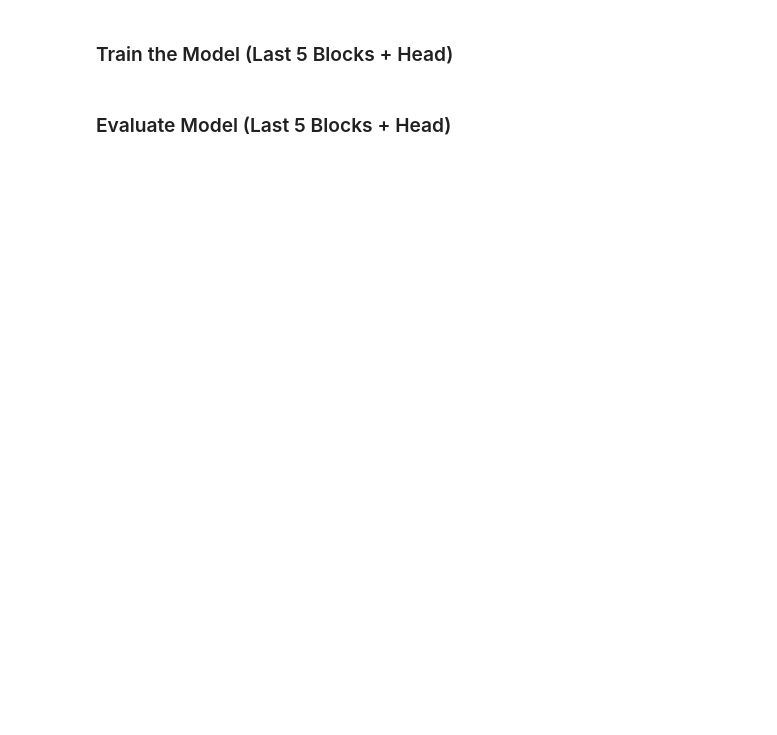
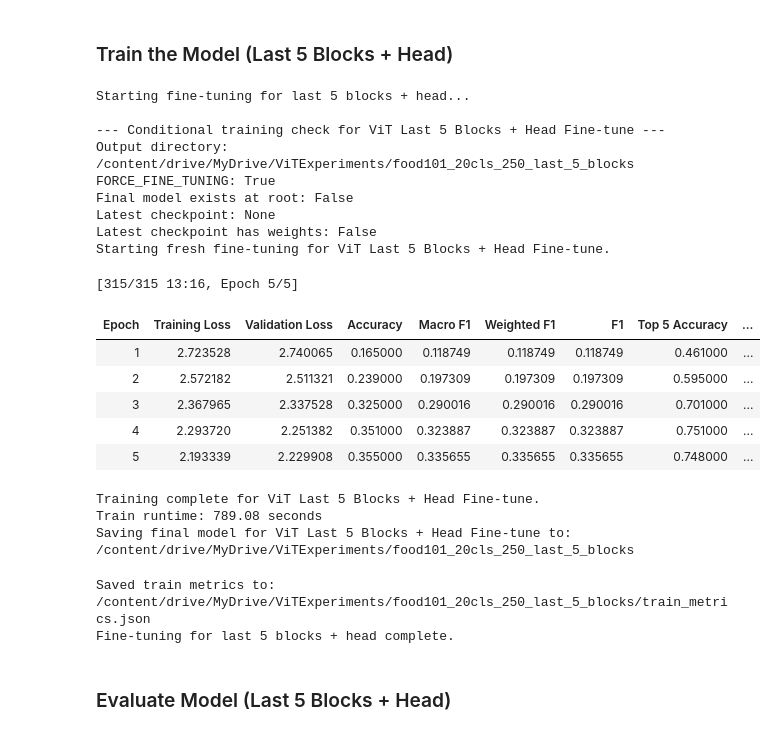
Before and after one commit to kasrasa/ViT-VLM-experiments, a Jupyter notebook: ViT_test.ipynb, the cells around one changed output. Drawn from its saved outputs; the diff is of its cells as text; code cells hidden in the pictures; blank space fills up the shorter version.

```diff
--- a/ViT_test.ipynb
+++ b/ViT_test.ipynb
@@ -991,36 +1736,58 @@ count_parameters(model_last_5_blocks)
 ### Train the Model (Last 5 Blocks + Head)
 # %%
 training_args_last_5_blocks = TrainingArguments(
-    output_dir="/content/drive/MyDrive/ViTExperiments/my_awesome_food_model_last_5_blocks",
+    output_dir="/content/drive/MyDrive/ViTExperiments/food101_20cls_250_last_5_blocks",
     remove_unused_columns=False,
     eval_strategy="epoch",
     save_strategy="epoch",
     learning_rate=1e-4,
     per_device_train_batch_size=16,
     gradient_accumulation_steps=4,
     per_device_eval_batch_size=16,
     num_train_epochs=5,
     warmup_steps=10,
     logging_steps=10,
     run_name="food101_last_5_blocks",
     load_best_model_at_end=True,
     metric_for_best_model="accuracy",
     push_to_hub=False,
 )
 
 trainer_last_5_blocks = Trainer(
     model=model_last_5_blocks,
     args=training_args_last_5_blocks,
     data_collator=data_collator,
     train_dataset=food_vit["train"],
     eval_dataset=food_vit["test"],
     processing_class=image_processor,
     compute_metrics=compute_metrics,
 )
 
 print("Starting fine-tuning for last 5 blocks + head...")
 vit_last_5_blocks_train_time = conditional_train_model(model_last_5_blocks, trainer_last_5_blocks, training_args_last_5_blocks, "ViT Last 5 Blocks + Head Fine-tune")
 print("Fine-tuning for last 5 blocks + head complete.")
+# %% [output]
+Starting fine-tuning for last 5 blocks + head...
+
+--- Conditional training check for ViT Last 5 Blocks + Head Fine-tune ---
+Output directory: /content/drive/MyDrive/ViTExperiments/food101_20cls_250_last_5_blocks
+FORCE_FINE_TUNING: True
+Final model exists at root: False
+Latest checkpoint: None
+Latest checkpoint has weights: False
+Starting fresh fine-tuning for ViT Last 5 Blocks + Head Fine-tune.
+[315/315 13:16, Epoch 5/5]
+| Epoch | Training Loss | Validation Loss | Accuracy | Macro F1 | Weighted F1 | F1 | Top 5 Accuracy | ... |
+| 1 | 2.723528 | 2.740065 | 0.165000 | 0.118749 | 0.118749 | 0.118749 | 0.461000 | ... |
+| 2 | 2.572182 | 2.511321 | 0.239000 | 0.197309 | 0.197309 | 0.197309 | 0.595000 | ... |
+| 3 | 2.367965 | 2.337528 | 0.325000 | 0.290016 | 0.290016 | 0.290016 | 0.701000 | ... |
+| 4 | 2.293720 | 2.251382 | 0.351000 | 0.323887 | 0.323887 | 0.323887 | 0.751000 | ... |
+| 5 | 2.193339 | 2.229908 | 0.355000 | 0.335655 | 0.335655 | 0.335655 | 0.748000 | ... |
+Training complete for ViT Last 5 Blocks + Head Fine-tune.
+Train runtime: 789.08 seconds
+Saving final model for ViT Last 5 Blocks + Head Fine-tune to: /content/drive/MyDrive/ViTExperiments/food101_20cls_250_last_5_blocks
+Saved train metrics to: /content/drive/MyDrive/ViTExperiments/food101_20cls_250_last_5_blocks/train_metrics.json
+Fine-tuning for last 5 blocks + head complete.
 # %% [markdown]
 ### Evaluate Model (Last 5 Blocks + Head)
 # %%
```
Also changed, not shown: parts of 33 cells of this notebook.
